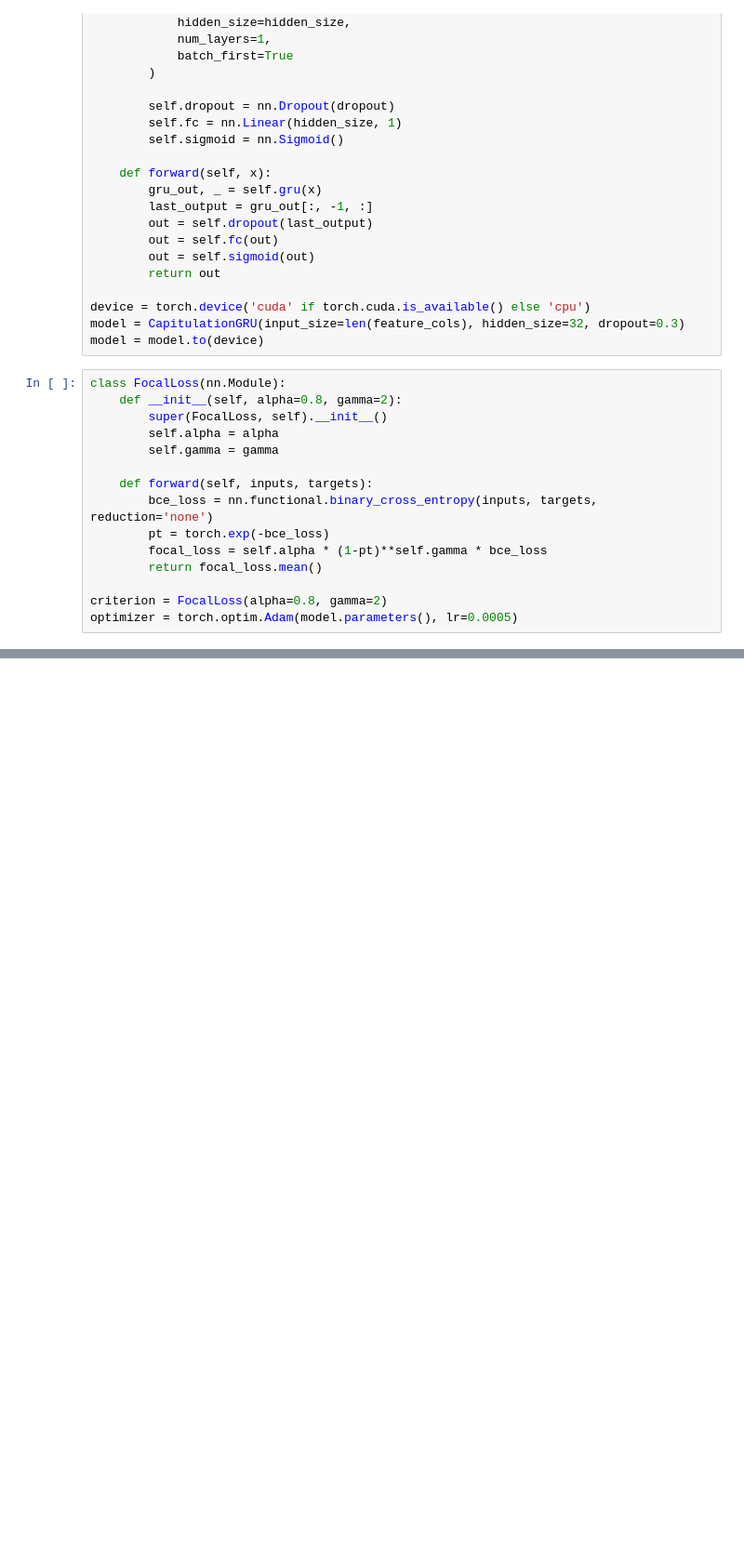
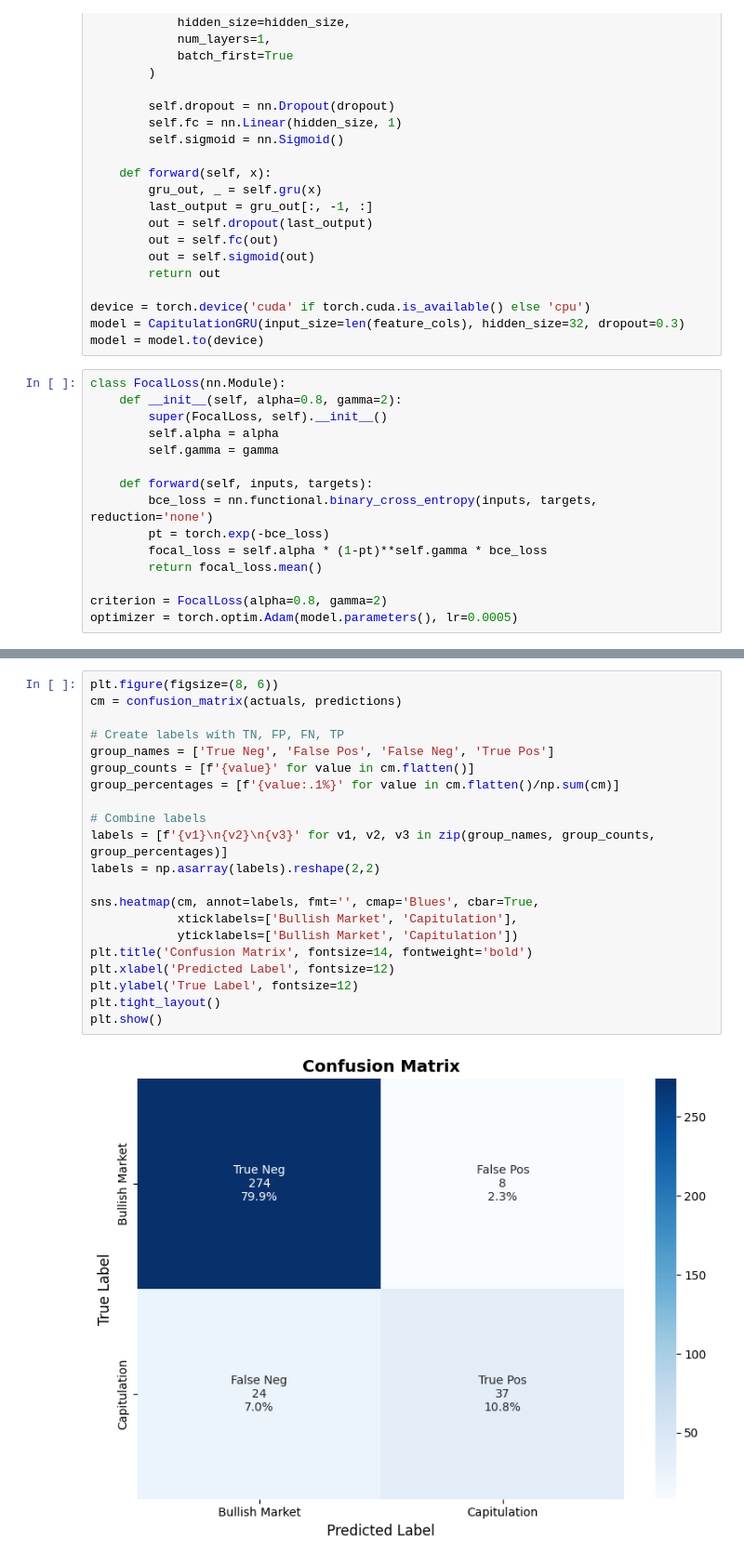
Before and after one commit to eduardocis/Bitcoin_Capitulation_NN_Predictor, a Jupyter notebook: code.ipynb, the cells around one changed output, grey strips where cells are left out. Shown: that part at 93% size. Saved outputs shown, nothing was run; the diff lists cells and outputs as text; blank space fills up the shorter version.

```diff
--- a/code.ipynb
+++ b/code.ipynb
@@ -397,0 +619,23 @@ Predicted Recovery: 297 (86.6%)
+# %%
+plt.figure(figsize=(8, 6))
+cm = confusion_matrix(actuals, predictions)
+
+# Create labels with TN, FP, FN, TP
+group_names = ['True Neg', 'False Pos', 'False Neg', 'True Pos']
+group_counts = [f'{value}' for value in cm.flatten()]
+group_percentages = [f'{value:.1%}' for value in cm.flatten()/np.sum(cm)]
+
+# Combine labels
+labels = [f'{v1}\n{v2}\n{v3}' for v1, v2, v3 in zip(group_names, group_counts, group_percentages)]
+labels = np.asarray(labels).reshape(2,2)
+
+sns.heatmap(cm, annot=labels, fmt='', cmap='Blues', cbar=True,
+            xticklabels=['Bullish Market', 'Capitulation'],
+            yticklabels=['Bullish Market', 'Capitulation'])
+plt.title('Confusion Matrix', fontsize=14, fontweight='bold')
+plt.xlabel('Predicted Label', fontsize=12)
+plt.ylabel('True Label', fontsize=12)
+plt.tight_layout()
+plt.show()
+# %% [output]
+[figure, added]
```
Also changed, not shown: parts of 9 cells of this notebook.
